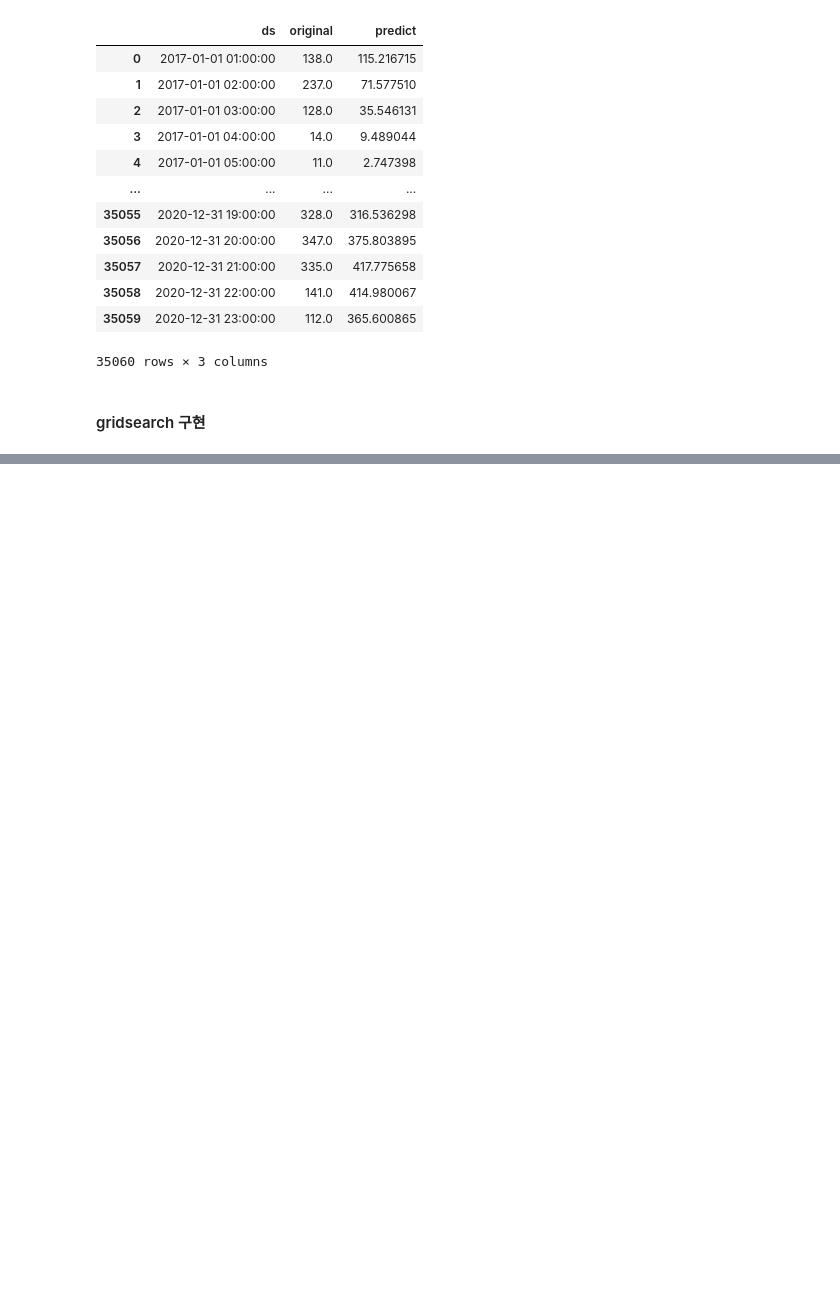
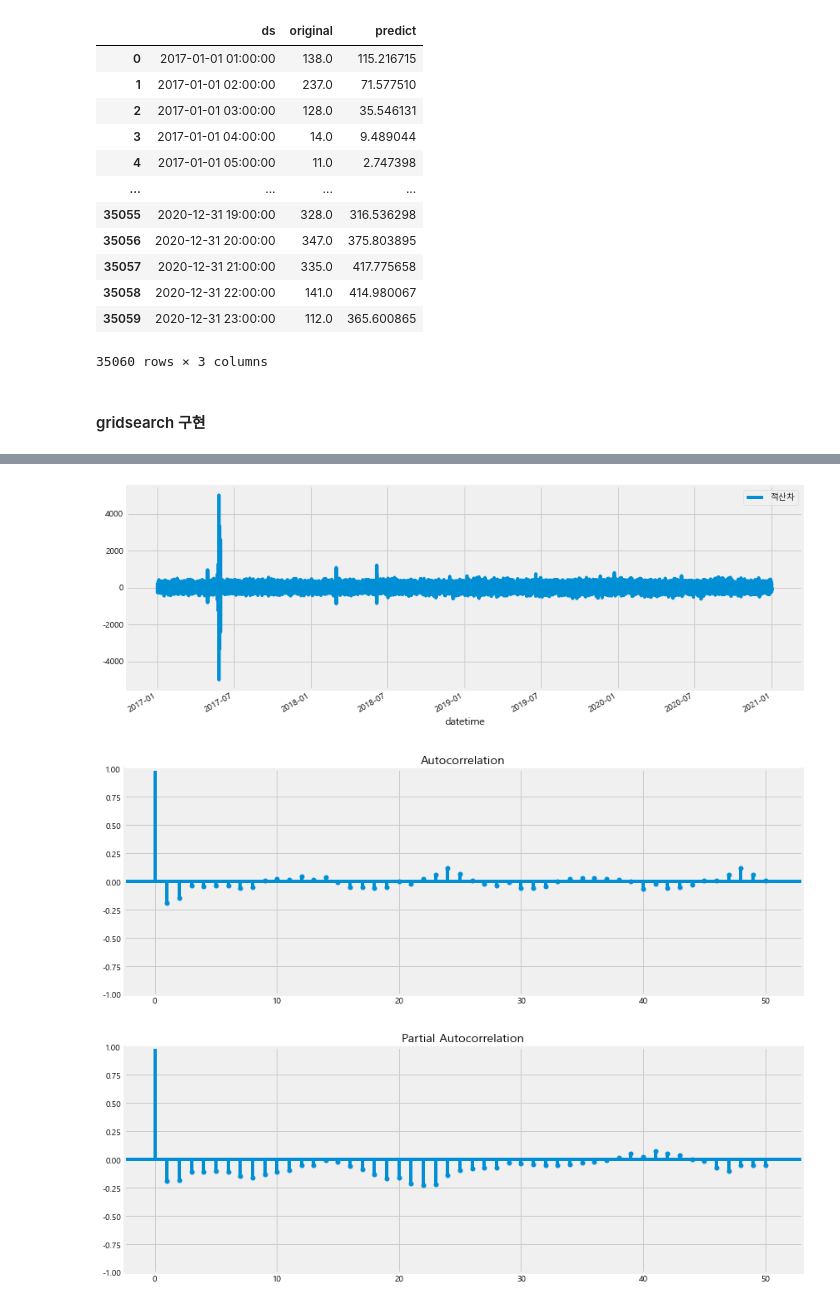
Before and after one commit to Sungjeonghyun/K-water_AI_Competition, a Jupyter notebook: Task 1.ipynb, the cells around one changed output, grey strips where cells are left out. Cells and saved outputs as stored; diff of their text form; code cells hidden in the pictures; blank space fills up the shorter version.

```diff
--- a/Task 1.ipynb
+++ b/Task 1.ipynb
@@ -415,0 +400,9 @@ data_sample.to_csv('./data_city/submission_prophet.csv', index=False)
+# %%
+data_tr.diff(1).dropna().plot()
+plot_acf(data_tr.diff(1).dropna(), lags=50)
+plot_pacf(data_tr.diff(1).dropna(), lags=50)
+plt.show()
+# %% [output]
+[figure, added]
+[figure, added]
+[figure, added]
```
Also changed, not shown: parts of 39 cells of this notebook, 13 other files.
